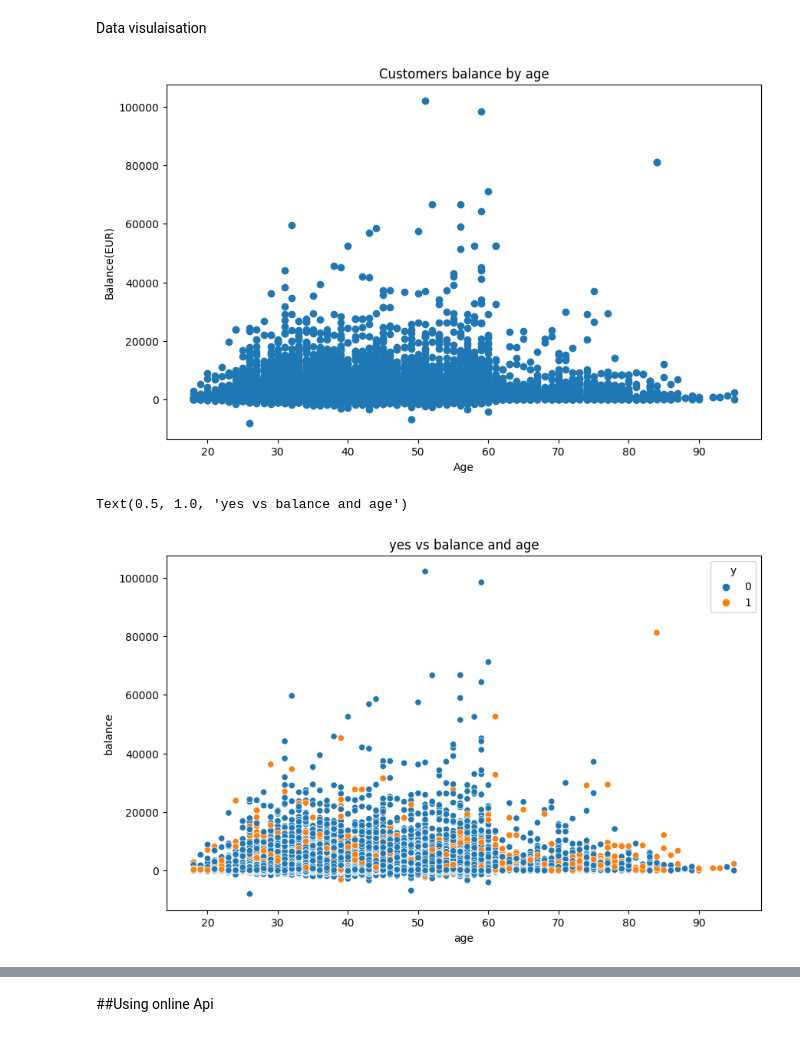
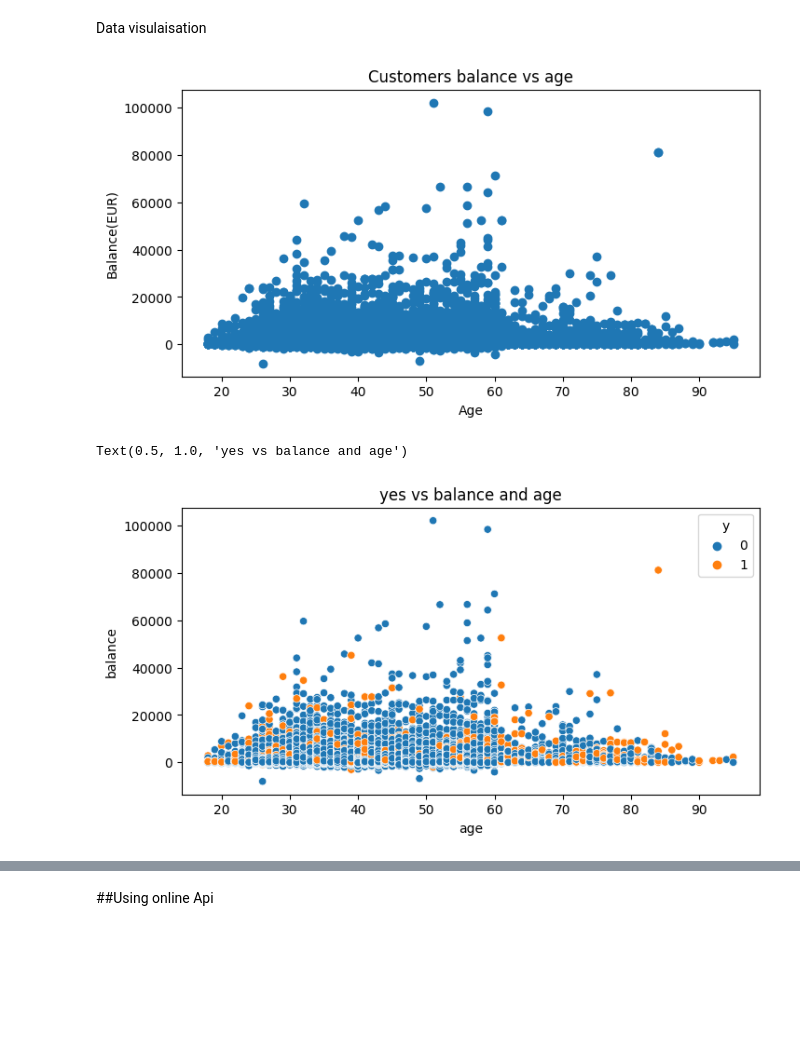
Before and after one commit to Ayomide-ola/UCDPA_Ayomide, a Jupyter notebook: predict term deposit project.ipynb, the cells around one changed output, grey strips where cells are left out. Cells and saved outputs as stored; diff of their text form; code cells hidden in the pictures; blank space fills up the shorter version.

```diff
--- a/predict term deposit project.ipynb
+++ b/predict term deposit project.ipynb
@@ -702,24 +702,26 @@ all_merge.corr()
 # %% [markdown]
 Data visulaisation
 # %%
+plt.figure(figsize=(8,4))
 plt.scatter(all_merge['age'],all_merge['balance'])
 #plt.plot(austin['DATE'],austin['MLY-CLDD-BASE50'])
 
 plt.xlabel('Age')
 plt.ylabel('Balance(EUR)')
 plt.title('Customers balance vs age')
 plt.show()
 #all_merge.plot(kind = 'scatter', x = 'age', y = 'balance')
 #plt.show()
 # Insight: Mojority of the customers age(18_ 120)years have their account balance between (0-20,000) euros
 # %% [output]
-[figure, old version]
+[figure, new version]
 # %%
+plt.figure(figsize=(8,4))
 sns.scatterplot(x='age',y='balance', data=all_merge, hue='y')
 plt.title('yes vs balance and age')
 #insight: people with balance of (0-20,000) bought services more than others, which this balance have people from all employment background represented according to the 'balancevsemployment' plot
 #sns.scatterplot(x='Height',y='Weight', data=summer2016, hue='Medal', size='Age')
 # %% [output]
 Text(0.5, 1.0, 'yes vs balance and age')
-[figure, old version]
+[figure, new version]
 # %%
```
Also changed, not shown: parts of 4 cells of this notebook.
